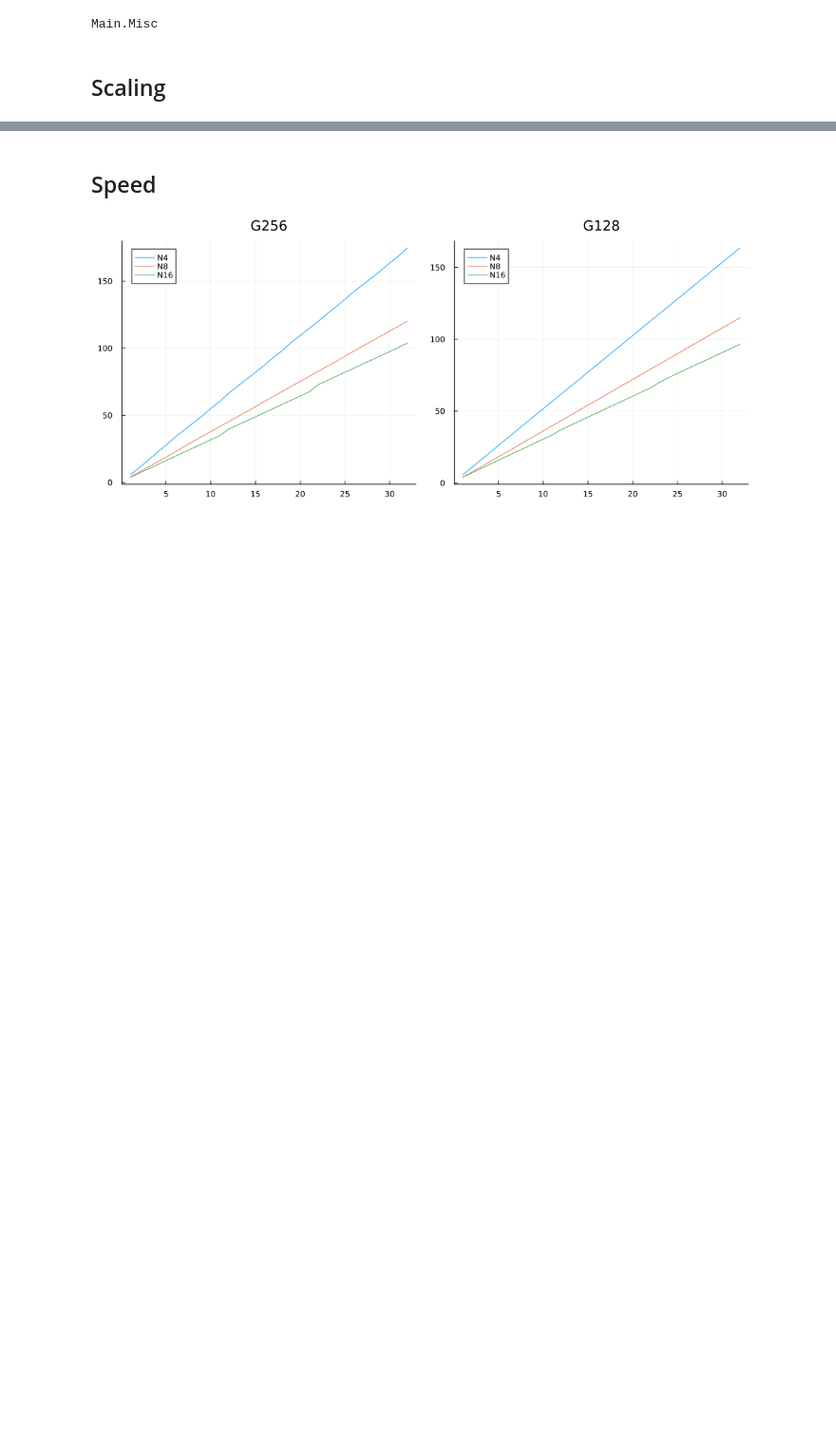
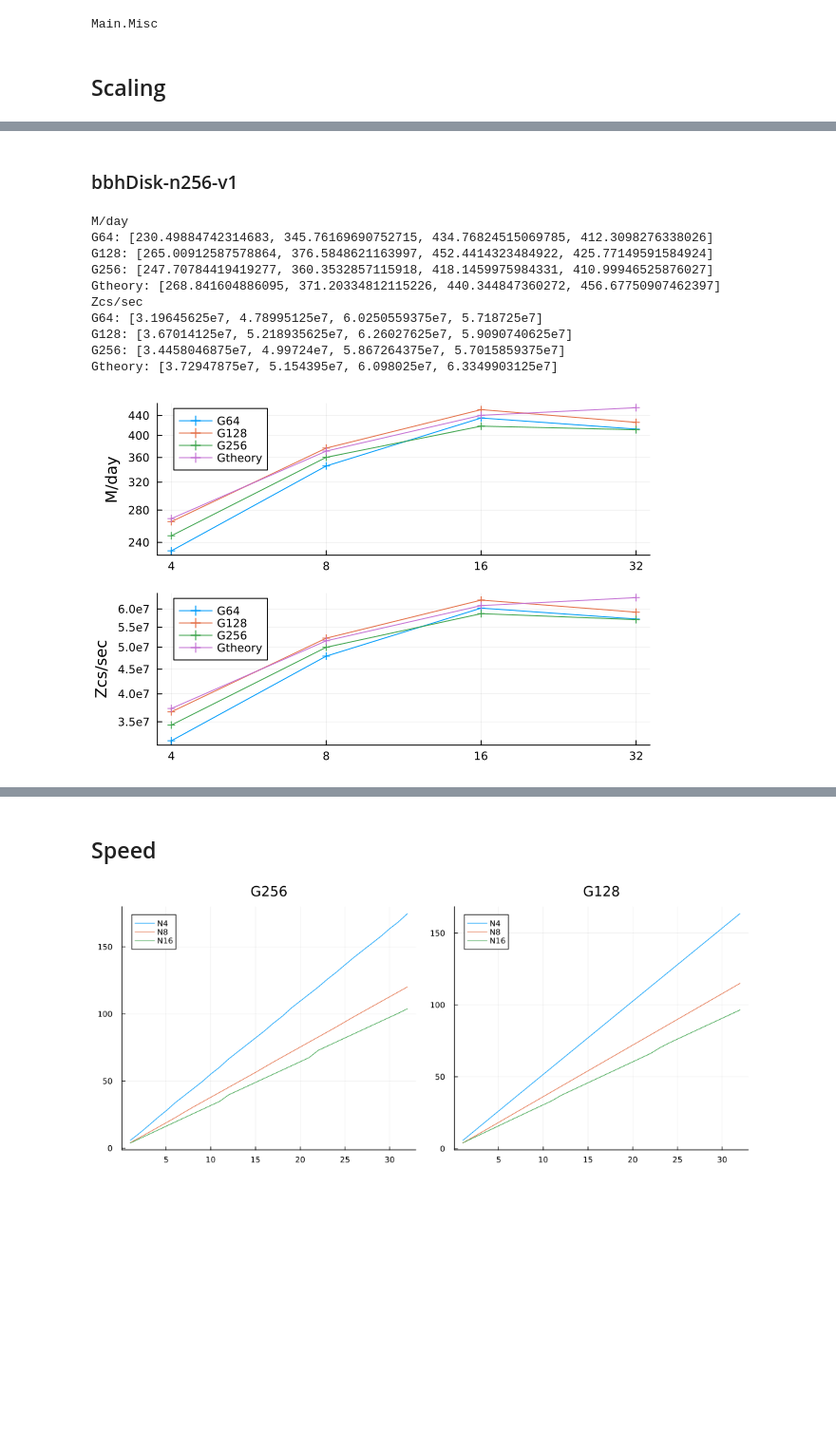
Before and after one commit to lwJi/ETK-Scaling-Tests, a Jupyter notebook: vista/ipynb/bbhDisk-Cowling.ipynb, the cells around one changed output, grey strips where cells are left out. Shown at 95% size. Cells and saved outputs as stored; diff of their text form; code cells hidden in the pictures; blank space fills up the shorter version.

Commit message:
vista: update bbhDisk-Cowling.ipynb

```diff
--- a/vista/ipynb/bbhDisk-Cowling.ipynb
+++ b/vista/ipynb/bbhDisk-Cowling.ipynb
@@ -112,0 +10,47 @@ Gtheory: [7.3320315625e7, 7.6670728125e7, 9.7472509375e7]
+# %% [markdown]
+### bbhDisk-n256-v1
+# %%
+let patt_dirss = [
+        ([
+            (r"Cow_L12_G64-N\d+-MPI\d+_r0000", "G64"),
+            (r"Cow_L12_G128-N\d+-MPI\d+_r0000", "G128"),
+            (r"Cow_L12_G256-N\d+-MPI\d+_r0000", "G256"),
+            (r"Cow_L12_Gtheory-N\d+-MPI\d+_r0000", "Gtheory"),
+            #(r"Cow_L12_G256x320x96-N\d+-MPI\d+_r0000", "G256x320x96"),
+            #(r"Cow_L12_GnGPU-N\d+-MPI\d+_r0000", "GnGPU"),
+        ], "../data/bbhDisk/bbhDisk-n256-v1", :cross),
+    ]
+    # Plot M/day
+    plt1 = plot(ylabel="M/day", xscale=:log10, yscale=:log10)
+    xs = [4, 8, 16, 32]
+    xticks!(plt1, xs, [string(n) for n in xs])
+    ys = [240, 280, 320, 360, 400, 440]
+    yticks!(plt1, ys, [string(n) for n in ys])
+    println("M/day")
+    Misc.plot_scaling(plt1, patt_dirss; option="TotalComputeTime")
+
+    # Plot Zcs/sec
+    plt2 = plot(ylabel="Zcs/sec", xscale=:log10, yscale=:log10)
+    xs = [4, 8, 16, 32]
+    xticks!(plt2, xs, [string(n) for n in xs])
+    ys = [3.5e7, 4e7, 4.5e7, 5e7, 5.5e7, 6e7]
+    yticks!(plt2, ys, [string(n) for n in ys])
+    println("Zcs/sec")
+    Misc.plot_scaling(plt2, patt_dirss; option="ZcsPerSecond")
+
+    # Sum
+    plt = plot(plt1, plt2, layout=(2,1))
+    display(plt)
+end
+# %% [output]
+M/day
+G64: [230.49884742314683, 345.76169690752715, 434.76824515069785, 412.3098276338026]
+G128: [265.00912587578864, 376.5848621163997, 452.4414323484922, 425.77149591584924]
+G256: [247.70784419419277, 360.3532857115918, 418.1459975984331, 410.99946525876027]
+Gtheory: [268.841604886095, 371.20334812115226, 440.344847360272, 456.67750907462397]
+Zcs/sec
+G64: [3.19645625e7, 4.78995125e7, 6.0250559375e7, 5.718725e7]
+G128: [3.67014125e7, 5.218935625e7, 6.26027625e7, 5.9090740625e7]
+G256: [3.4458046875e7, 4.99724e7, 5.867264375e7, 5.7015859375e7]
+Gtheory: [3.72947875e7, 5.154395e7, 6.098025e7, 6.3349903125e7]
+[figure, added]
```
Also changed, not shown: parts of 9 cells of this notebook.
